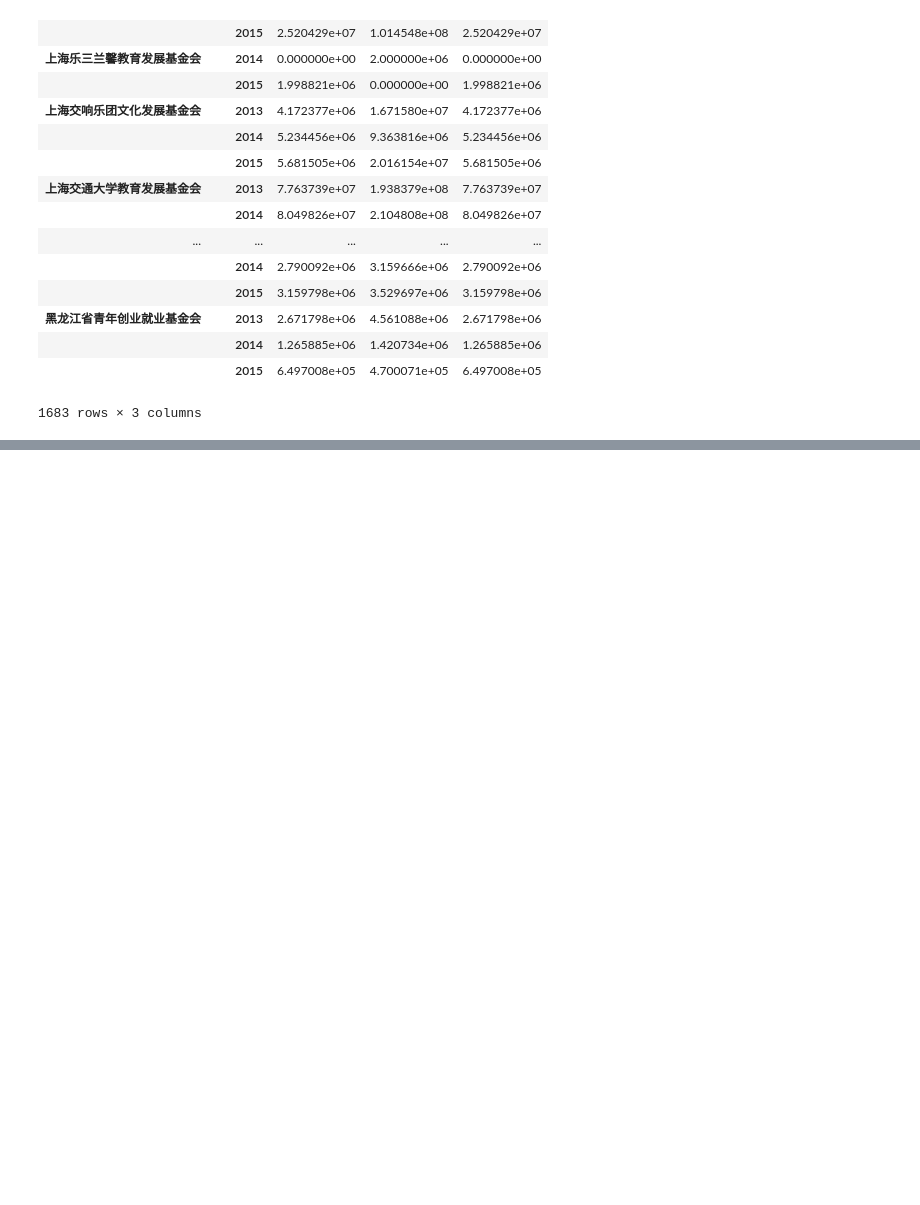
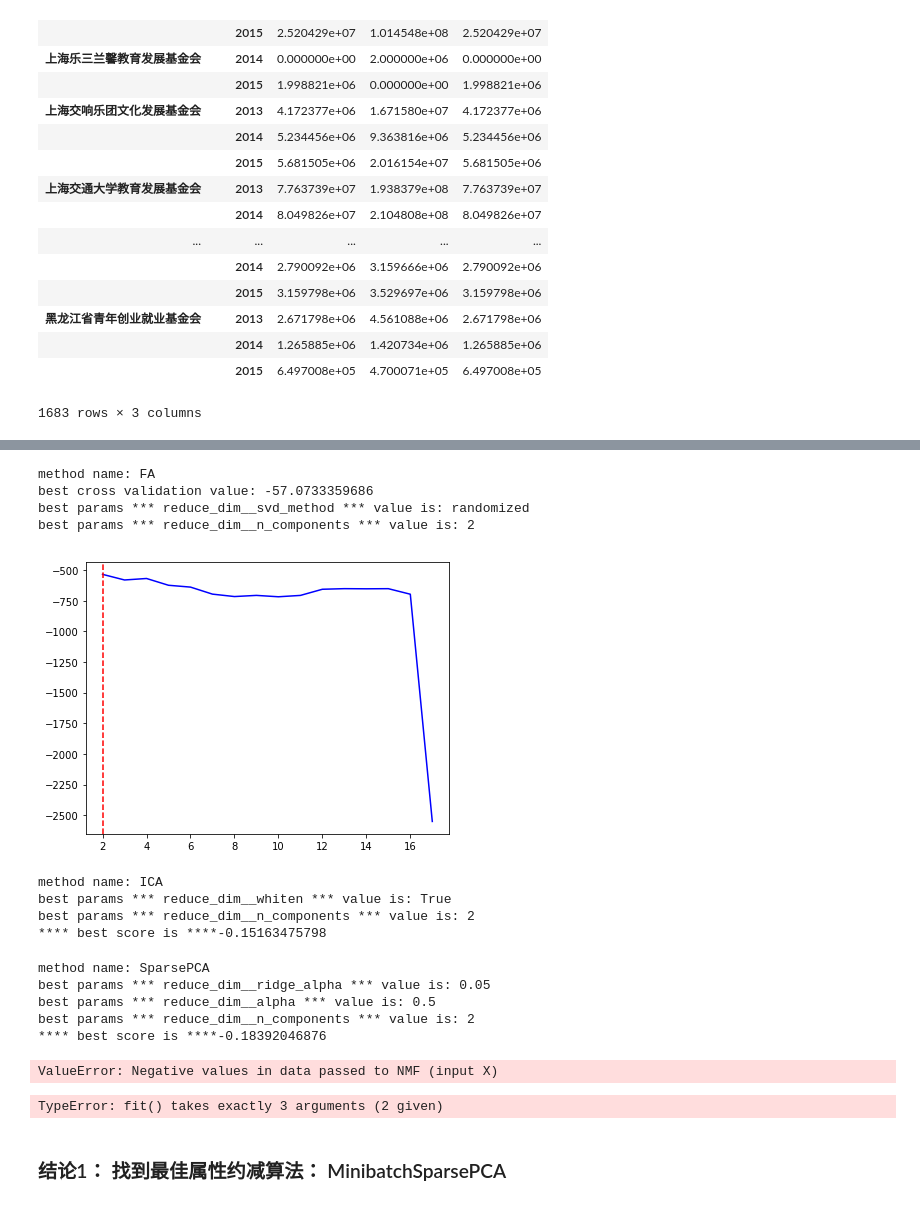
Before and after one commit to lq-yang/Songbird, a Jupyter notebook: chen_recsys.ipynb, the cells around one changed output, grey strips where cells are left out. Cells and saved outputs as stored; diff of their text form; code cells hidden in the pictures; blank space fills up the shorter version.

```diff
--- a/chen_recsys.ipynb
+++ b/chen_recsys.ipynb
@@ -147,0 +307,48 @@ fin_data_year
+# %%
+# fa method
+fa_params = {'n_components': n_components, 'svd_method': ['randomized', 'lapack']}
+fa_res = train_method(X_weighted_year, FactorAnalysis(), fa_params, "FA")
+show_method(fa_res)
+# %% [output]
+method name: FA
+best cross validation value: -57.0733359686
+best params *** reduce_dim__svd_method *** value is: randomized
+best params *** reduce_dim__n_components *** value is: 2
+[figure, added]
+# %%
+# fast ica
+ica_params = {'n_components': n_components, 'whiten': [True, False]}
+ica_res = train_method_other(X_no_weight_in_year, FastICA(), ica_params, 'ICA')
+show_method_other(ica_res)
+# %% [output]
+method name: ICA
+best params *** reduce_dim__whiten *** value is: True
+best params *** reduce_dim__n_components *** value is: 2
+**** best score is ****-0.15163475798
+# %%
+# sparce pca
+no_batch_spca_params = {'alpha': np.arange(0.5, 1.5, 0.5), 'ridge_alpha': np.arange(0, 0.2, 0.05),
+                        'n_components': n_components}
+no_batch_spca_res = train_method_other(X_weighted_year, SparsePCA(), no_batch_spca_params, 'SparsePCA')
+show_method_other(no_batch_spca_res)
+# %% [output]
+method name: SparsePCA
+best params *** reduce_dim__ridge_alpha *** value is: 0.05
+best params *** reduce_dim__alpha *** value is: 0.5
+best params *** reduce_dim__n_components *** value is: 2
+**** best score is ****-0.18392046876
+# %%
+# nmf we cannot use it since it has < 0 members
+nmf_params = {'init': ['random' , 'nndsvd' ,  'nndsvda' , 'nndsvdar'], 'n_components': n_components, 'alpha': np.arange(0.5, 1.5, 0.5)}
+nmf_res = train_method_other(X_no_weight_in_year, NMF(), nmf_params, 'NMF')
+show_method_other(nmf_res)
+# %% [output]
+ValueError: Negative values in data passed to NMF (input X)
+# %%
+# kbest we cannot use it since it requirs k number
+kbest_params = {'k': n_components}
+kbest_res = train_method_other(X_no_weight_in_year, SelectKBest(chi2), kbest_params, 'K best')
+# %% [output]
+TypeError: fit() takes exactly 3 arguments (2 given)
+# %% [markdown]
+### 结论1： 找到最佳属性约减算法： MinibatchSparsePCA
```
Also changed, not shown: parts of 88 cells of this notebook, 15 other files.
